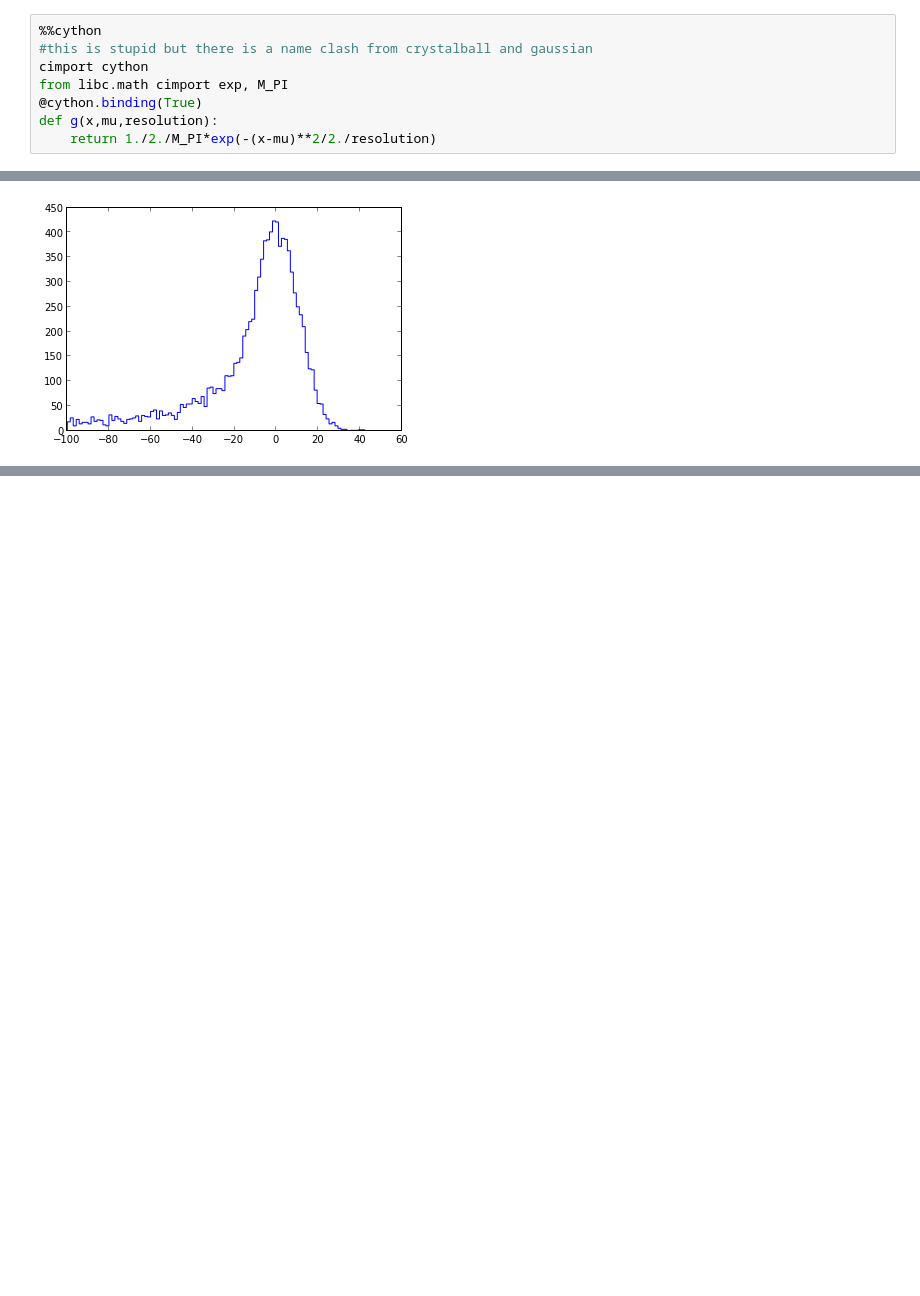
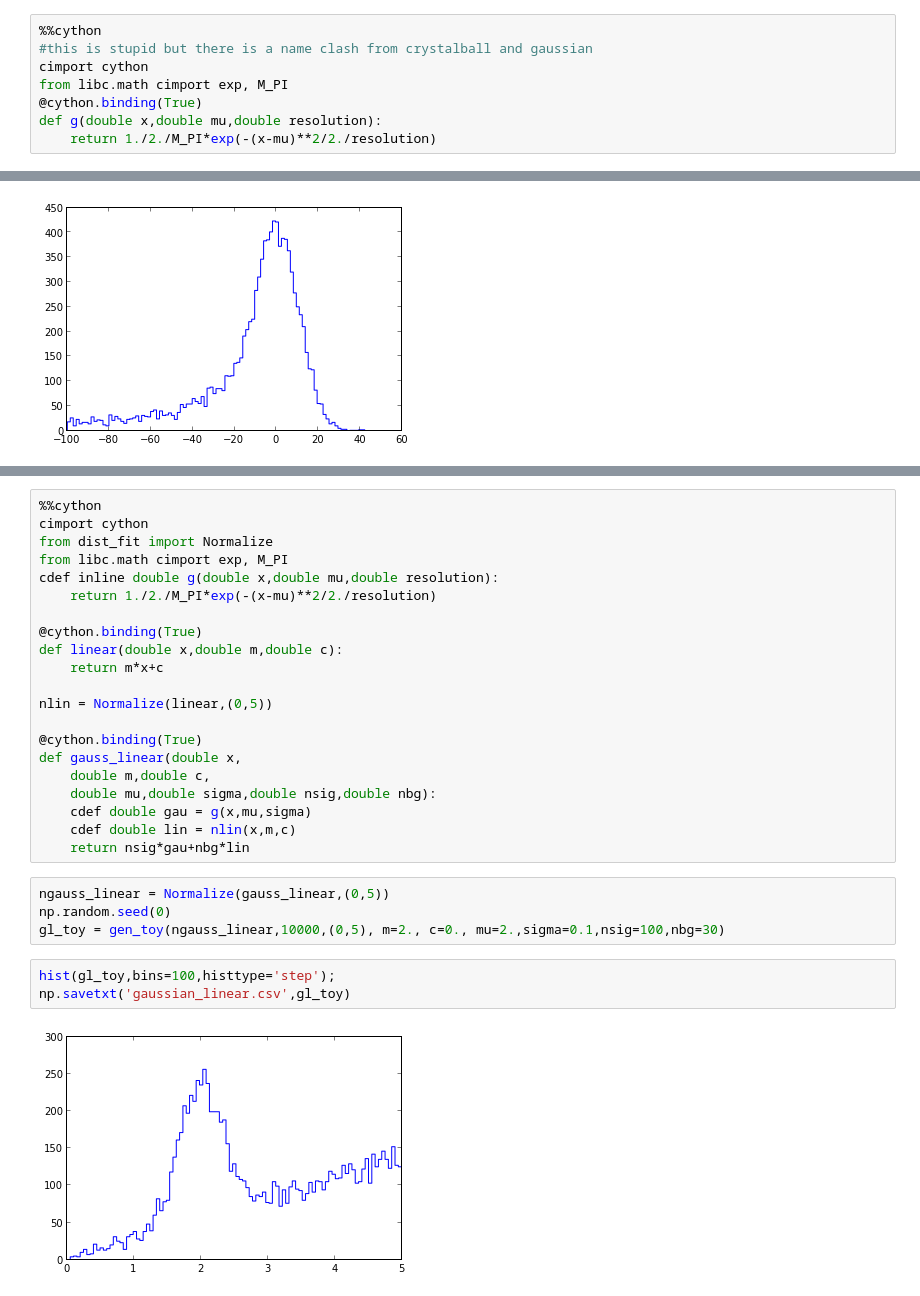
Before and after one commit to cdeil/pyfit, a Jupyter notebook: data/gentoy.ipynb, the cells around one changed output, grey strips where cells are left out. Saved outputs shown, nothing was run; the diff lists cells and outputs as text; blank space fills up the shorter version.

```diff
--- a/data/gentoy.ipynb
+++ b/data/gentoy.ipynb
@@ -24,7 +24,7 @@ print cball_toy[:5]
 cimport cython
 from libc.math cimport exp, M_PI
 @cython.binding(True)
-def g(x,mu,resolution):
+def g(double x,double mu,double resolution):
     return 1./2./M_PI*exp(-(x-mu)**2/2./resolution)
 # %%
 gcball = Convolve(g,crystalball,bound)
@@ -42,0 +54,30 @@ np.savetxt('crystallball_convoluted.csv',gcball_toy)
+# %%
+%%cython
+cimport cython
+from dist_fit import Normalize
+from libc.math cimport exp, M_PI
+cdef inline double g(double x,double mu,double resolution):
+    return 1./2./M_PI*exp(-(x-mu)**2/2./resolution)
+
+@cython.binding(True)
+def linear(double x,double m,double c):
+    return m*x+c
+
+nlin = Normalize(linear,(0,5))
+
+@cython.binding(True)
+def gauss_linear(double x,
+    double m,double c,
+    double mu,double sigma,double nsig,double nbg):
+    cdef double gau = g(x,mu,sigma)
+    cdef double lin = nlin(x,m,c)
+    return nsig*gau+nbg*lin
+# %%
+ngauss_linear = Normalize(gauss_linear,(0,5))
+np.random.seed(0)
+gl_toy = gen_toy(ngauss_linear,10000,(0,5), m=2., c=0., mu=2.,sigma=0.1,nsig=100,nbg=30)
+# %%
+hist(gl_toy,bins=100,histtype='step');
+np.savetxt('gaussian_linear.csv',gl_toy)
+# %% [output]
+[figure, added]
```
Also changed, not shown: parts of 3 cells of this notebook, 3 other files.
